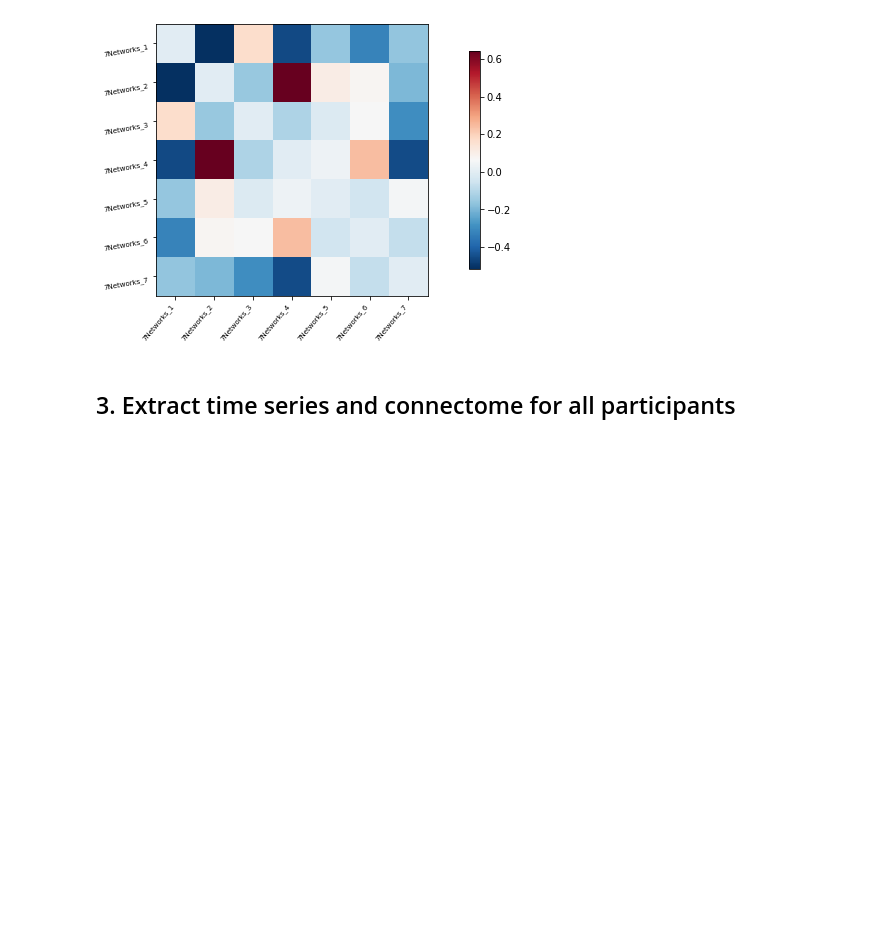
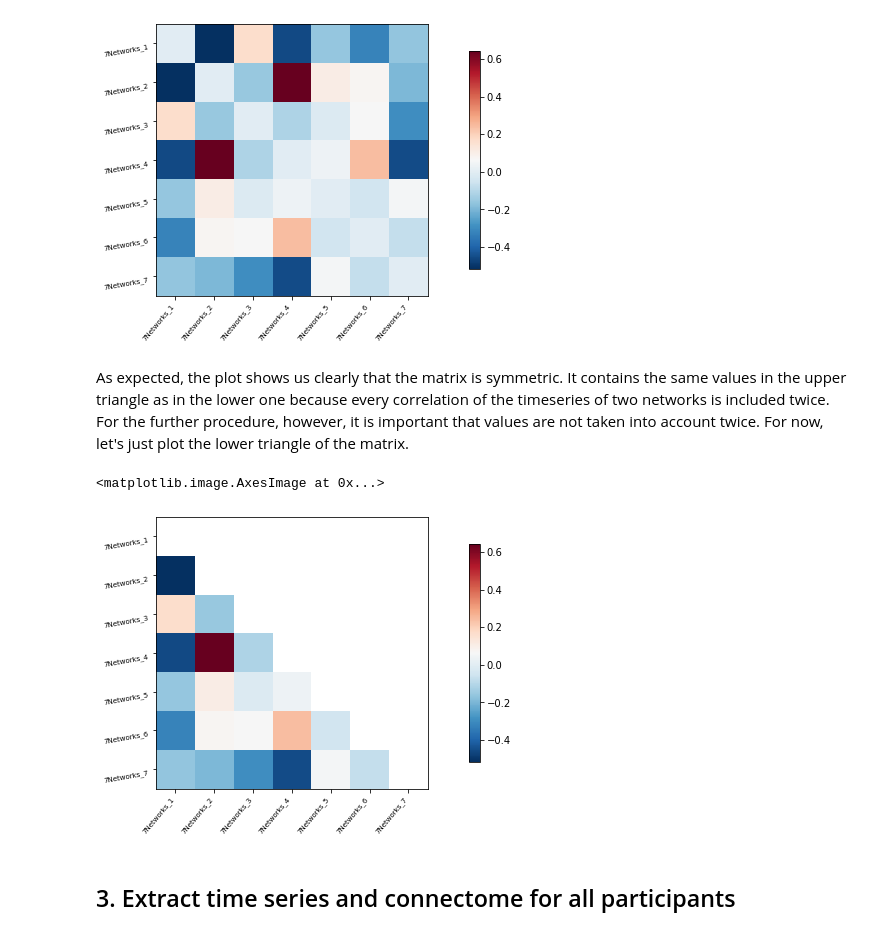
Before and after one commit to nwiltberg/project_msc05, a Jupyter notebook: code/Data_Analysis.ipynb, the cells around one changed output. Saved outputs shown, nothing was run; the diff lists cells and outputs as text; code cells hidden in the pictures; blank space fills up the shorter version.

```diff
--- a/code/Data_Analysis.ipynb
+++ b/code/Data_Analysis.ipynb
@@ -134,6 +135,13 @@ plotting.plot_matrix(correlation_matrices, labels=labels, colorbar = True)
 # %% [output]
 <matplotlib.image.AxesImage at 0x...>
 [figure]
+# %% [markdown]
+As expected, the plot shows us clearly that the matrix is symmetric. It contains the same values in the upper triangle as in the lower one because every correlation of the timeseries of two networks is included twice. For the further procedure, however, it is important that values are not taken into account twice. For now, let's just plot the lower triangle of the matrix.
+# %%
+plotting.plot_matrix(correlation_matrix, labels=labels, colorbar = True, tri='lower')
+# %% [output]
+<matplotlib.image.AxesImage at 0x...>
+[figure, added]
 # %% [markdown]
 ## 3. Extract time series and connectome for all participants
 # %% [markdown]
```
Also changed, not shown: parts of 16 cells of this notebook.
